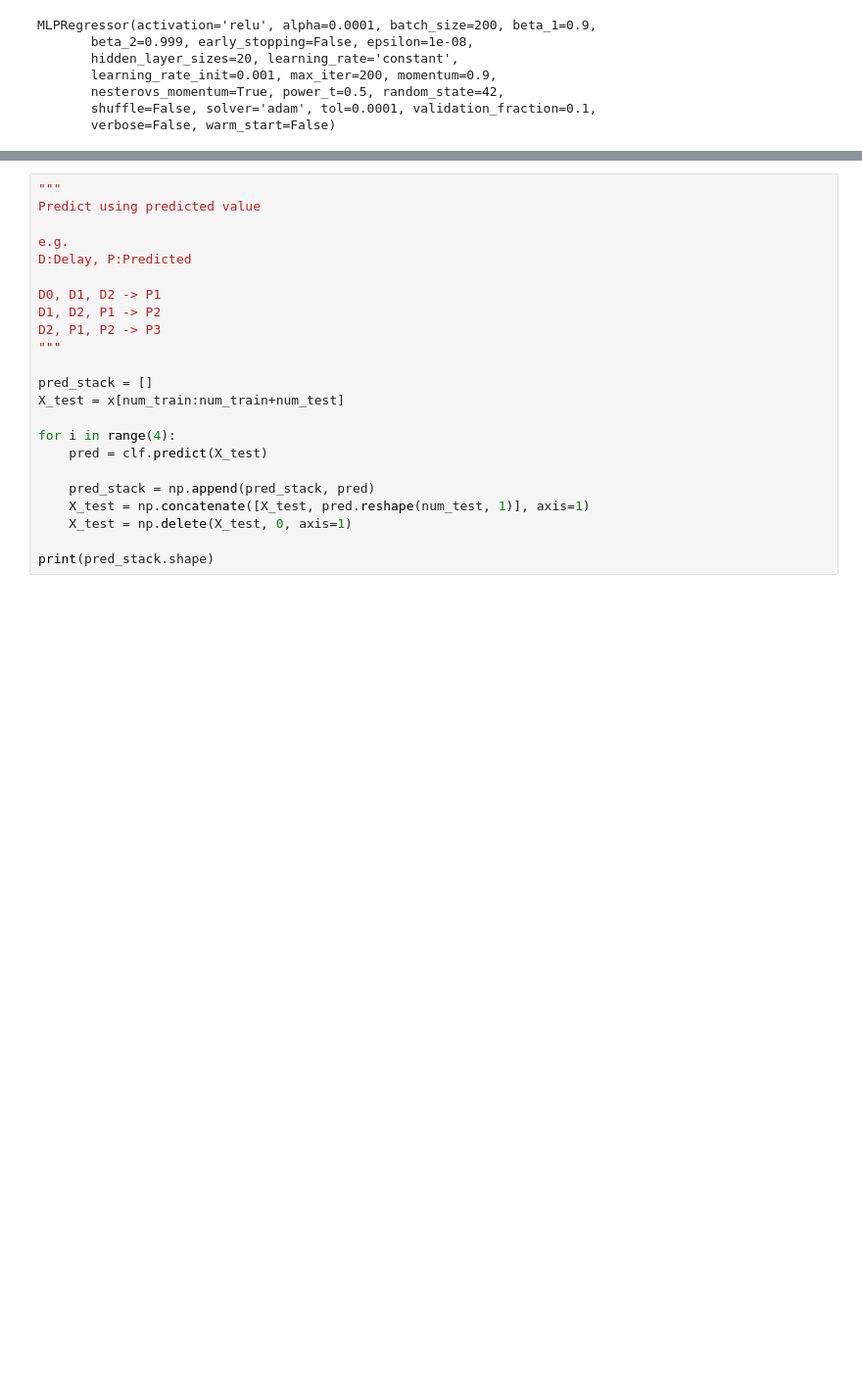
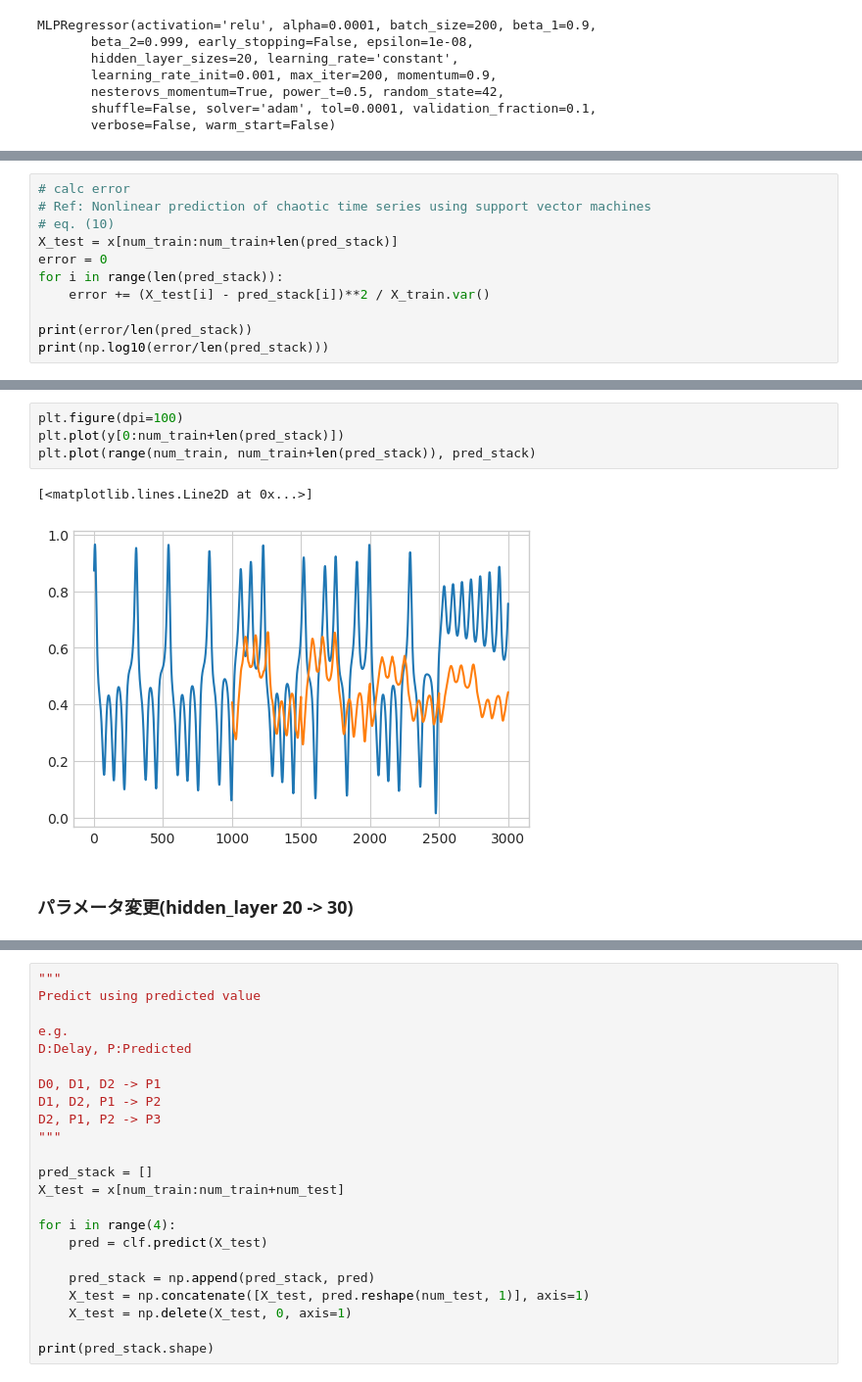
Before and after one commit to TatsukiSerizawa/lecture, a Jupyter notebook: intelliProcess/modeling.ipynb, the cells around one changed output, grey strips where cells are left out. Shown at 98% size. Saved outputs shown, nothing was run; the diff lists cells and outputs as text; blank space fills up the shorter version.

```diff
--- a/intelliProcess/modeling.ipynb
+++ b/intelliProcess/modeling.ipynb
@@ -92,0 +118,11 @@ MLPRegressor(activation='relu', alpha=0.0001, batch_size=200, beta_1=0.9,
+# %%
+# calc error
+# Ref: Nonlinear prediction of chaotic time series using support vector machines
+# eq. (10)
+X_test = x[num_train:num_train+len(pred_stack)]
+error = 0
+for i in range(len(pred_stack)):
+    error += (X_test[i] - pred_stack[i])**2 / X_train.var()
+
+print(error/len(pred_stack))
+print(np.log10(error/len(pred_stack)))
@@ -92,0 +193,9 @@ MLPRegressor(activation='relu', alpha=0.0001, batch_size=200, beta_1=0.9,
+# %%
+plt.figure(dpi=100)
+plt.plot(y[0:num_train+len(pred_stack)])
+plt.plot(range(num_train, num_train+len(pred_stack)), pred_stack)
+# %% [output]
+[<matplotlib.lines.Line2D at 0x...>]
+[figure, added]
+# %% [markdown]
+### パラメータ変更(hidden_layer 20 -> 30)
```
Also changed, not shown: parts of 18 cells of this notebook.
